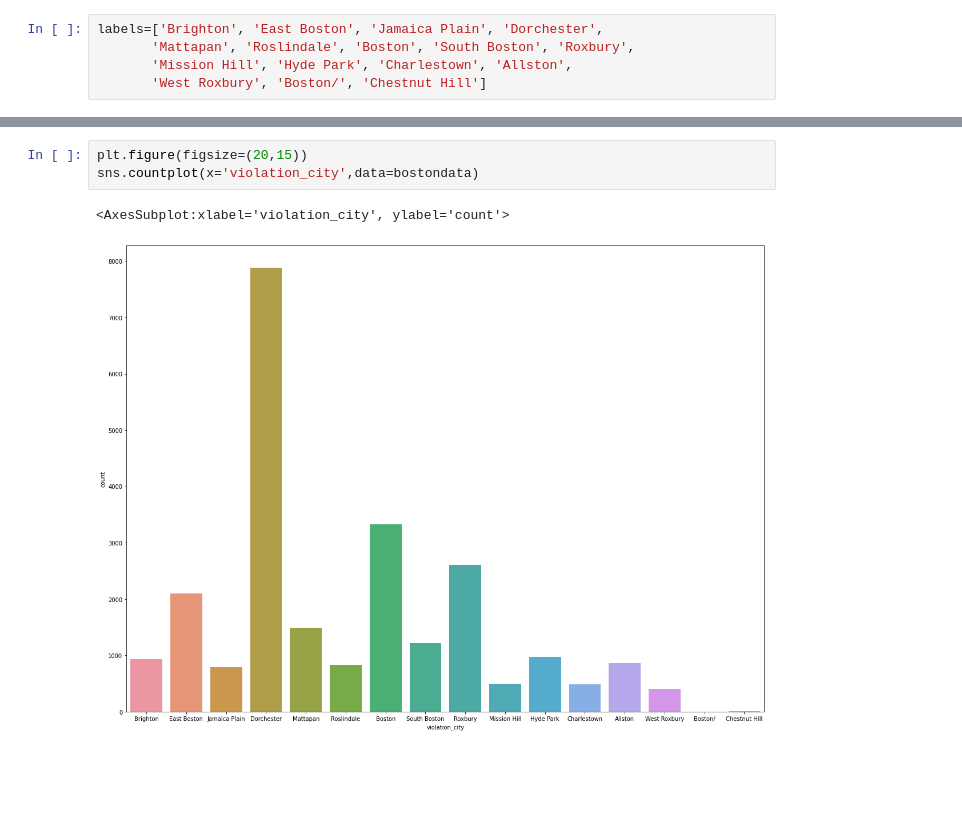
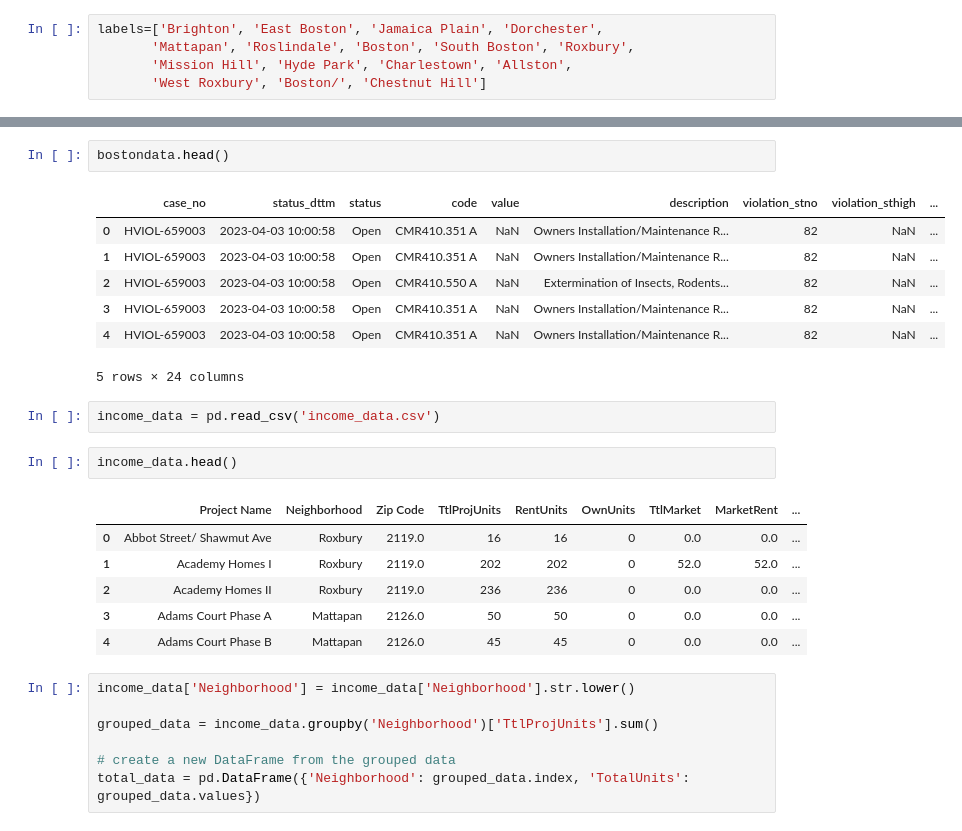
Before and after one commit to BU-Spark/ds-councilor-breadon-bad-landlords2, a Jupyter notebook: spring23-team-1/analysis/violation_analysis.ipynb, the cells around one changed output, grey strips where cells are left out. Drawn from its saved outputs; the diff is of its cells as text; blank space fills up the shorter version.

```diff
--- a/spring23-team-1/analysis/violation_analysis.ipynb
+++ b/spring23-team-1/analysis/violation_analysis.ipynb
@@ -186,6 +188,28 @@ Length: 2393, dtype: int64
-# %%
-plt.figure(figsize=(20,15))
-sns.countplot(x='violation_city',data=bostondata)
-# %% [output]
-<AxesSubplot:xlabel='violation_city', ylabel='count'>
-[figure, removed]
+# %%
+bostondata.head()
+# %% [output]
+|  | case_no | status_dttm | status | code | value | description | violation_stno | violation_sthigh | ... |
+| 0 | HVIOL-659003 | 2023-04-03 10:00:58 | Open | CMR410.351 A | NaN | Owners Installation/Maintenance R... | 82 | NaN | ... |
+| 1 | HVIOL-659003 | 2023-04-03 10:00:58 | Open | CMR410.351 A | NaN | Owners Installation/Maintenance R... | 82 | NaN | ... |
+| 2 | HVIOL-659003 | 2023-04-03 10:00:58 | Open | CMR410.550 A | NaN | Extermination of Insects, Rodents... | 82 | NaN | ... |
+| 3 | HVIOL-659003 | 2023-04-03 10:00:58 | Open | CMR410.351 A | NaN | Owners Installation/Maintenance R... | 82 | NaN | ... |
+| 4 | HVIOL-659003 | 2023-04-03 10:00:58 | Open | CMR410.351 A | NaN | Owners Installation/Maintenance R... | 82 | NaN | ... |
+5 rows × 24 columns
+# %%
+income_data = pd.read_csv('income_data.csv')
+# %%
+income_data.head()
+# %% [output]
+|  | Project Name | Neighborhood | Zip Code | TtlProjUnits | RentUnits | OwnUnits | TtlMarket | MarketRent | ... |
+| 0 | Abbot Street/ Shawmut Ave | Roxbury | 2119.0 | 16 | 16 | 0 | 0.0 | 0.0 | ... |
+| 1 | Academy Homes I | Roxbury | 2119.0 | 202 | 202 | 0 | 52.0 | 52.0 | ... |
+| 2 | Academy Homes II | Roxbury | 2119.0 | 236 | 236 | 0 | 0.0 | 0.0 | ... |
+| 3 | Adams Court Phase A | Mattapan | 2126.0 | 50 | 50 | 0 | 0.0 | 0.0 | ... |
+| 4 | Adams Court Phase B | Mattapan | 2126.0 | 45 | 45 | 0 | 0.0 | 0.0 | ... |
+# %%
+income_data['Neighborhood'] = income_data['Neighborhood'].str.lower()
+
+grouped_data = income_data.groupby('Neighborhood')['TtlProjUnits'].sum()
+
+# create a new DataFrame from the grouped data
+total_data = pd.DataFrame({'Neighborhood': grouped_data.index, 'TotalUnits': grouped_data.values})
```
Also changed, not shown: parts of 16 cells of this notebook, 1 other file.
